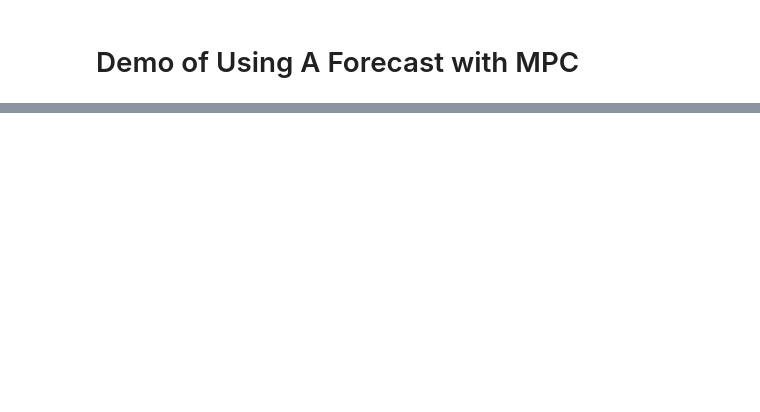
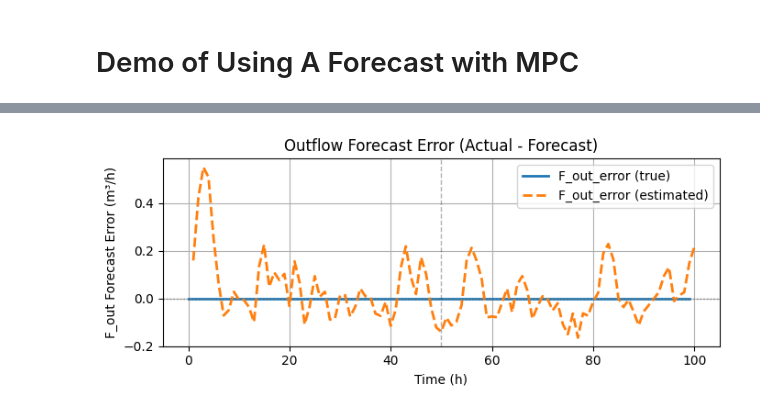
Before and after one commit to billtubbs/feed-conc-ctrl, a Jupyter notebook: do-mpc-forecast-demo.ipynb, the cells around one changed output, grey strips where cells are left out. Drawn from its saved outputs; the diff is of its cells as text; code cells hidden in the pictures; blank space fills up the shorter version.

```diff
--- a/do-mpc-forecast-demo.ipynb
+++ b/do-mpc-forecast-demo.ipynb
@@ -253,2 +485,32 @@ plt.show()
+# %%
+# Plot F_out forecast error
+fig, ax = plt.subplots(1, 1, figsize=(7, 3))
+
+# Plot F_out_error (true vs estimated)
+ax.plot(
+    simulator.data["_time"],
+    simulator.data["_x", "F_out_error"],
+    label="F_out_error (true)",
+    linewidth=2,
+)
+ax.plot(
+    estimator.data["_time"],
+    estimator.data["_x", "F_out_error"],
+    "--",
+    label="F_out_error (estimated)",
+    linewidth=2,
+)
+ax.axhline(y=0, color="gray", linestyle=":", linewidth=1)
+ax.axvline(x=t_disturbance, color="k", linestyle="--", alpha=0.3, linewidth=1)
+ax.set_ylabel("F_out Forecast Error (m³/h)")
+ax.set_xlabel("Time (h)")
+ax.set_title("Outflow Forecast Error (Actual - Forecast)")
+ax.legend()
+ax.grid(True)
+
+plt.tight_layout()
+plt.show()
+# %% [output]
+[figure, added]
 # %%
 # Create figure for inputs
```
Also changed, not shown: parts of 25 cells of this notebook.
